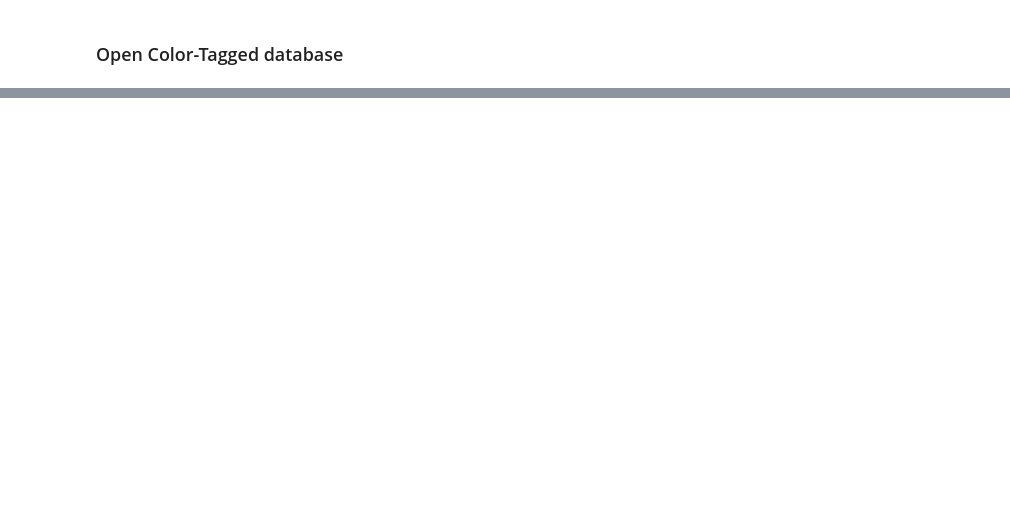
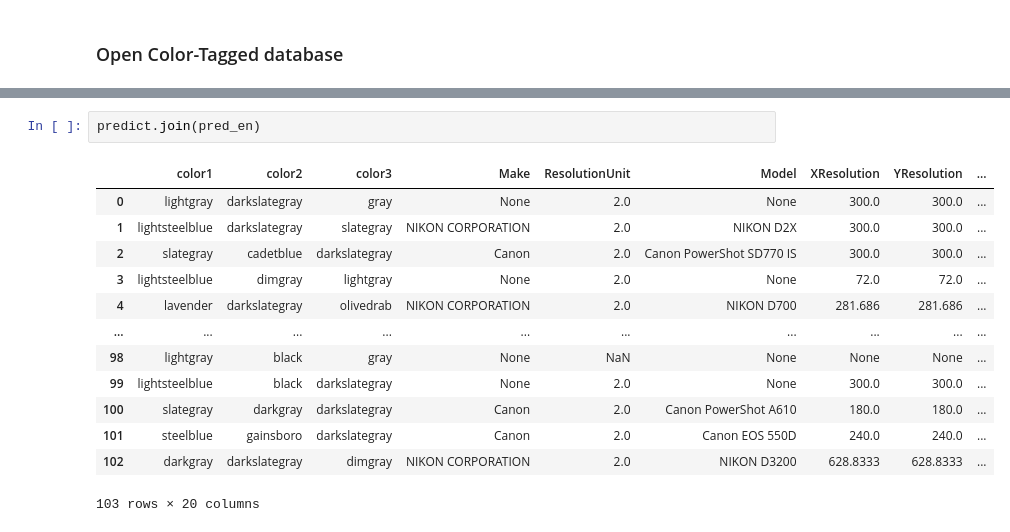
Before and after one commit to Foxlider/S8-MachineLearning-Project, a Jupyter notebook: en/Project/project.ipynb, the cells around one changed output, grey strips where cells are left out. Saved outputs shown, nothing was run; the diff lists cells and outputs as text; blank space fills up the shorter version.

```diff
--- a/en/Project/project.ipynb
+++ b/en/Project/project.ipynb
@@ -392,0 +550,16 @@ df
+# %%
+predict.join(pred_en)
+# %% [output]
+|  | color1 | color2 | color3 | Make | ResolutionUnit | Model | XResolution | YResolution | ... |
+| 0 | lightgray | darkslategray | gray | None | 2.0 | None | 300.0 | 300.0 | ... |
+| 1 | lightsteelblue | darkslategray | slategray | NIKON CORPORATION | 2.0 | NIKON D2X | 300.0 | 300.0 | ... |
+| 2 | slategray | cadetblue | darkslategray | Canon | 2.0 | Canon PowerShot SD770 IS | 300.0 | 300.0 | ... |
+| 3 | lightsteelblue | dimgray | lightgray | None | 2.0 | None | 72.0 | 72.0 | ... |
+| 4 | lavender | darkslategray | olivedrab | NIKON CORPORATION | 2.0 | NIKON D700 | 281.686 | 281.686 | ... |
+| ... | ... | ... | ... | ... | ... | ... | ... | ... | ... |
+| 98 | lightgray | black | gray | None | NaN | None | None | None | ... |
+| 99 | lightsteelblue | black | darkslategray | None | 2.0 | None | 300.0 | 300.0 | ... |
+| 100 | slategray | darkgray | darkslategray | Canon | 2.0 | Canon PowerShot A610 | 180.0 | 180.0 | ... |
+| 101 | steelblue | gainsboro | darkslategray | Canon | 2.0 | Canon EOS 550D | 240.0 | 240.0 | ... |
+| 102 | darkgray | darkslategray | dimgray | NIKON CORPORATION | 2.0 | NIKON D3200 | 628.8333 | 628.8333 | ... |
+103 rows × 20 columns
```
Also changed, not shown: parts of 10 cells of this notebook, 9 other files.
